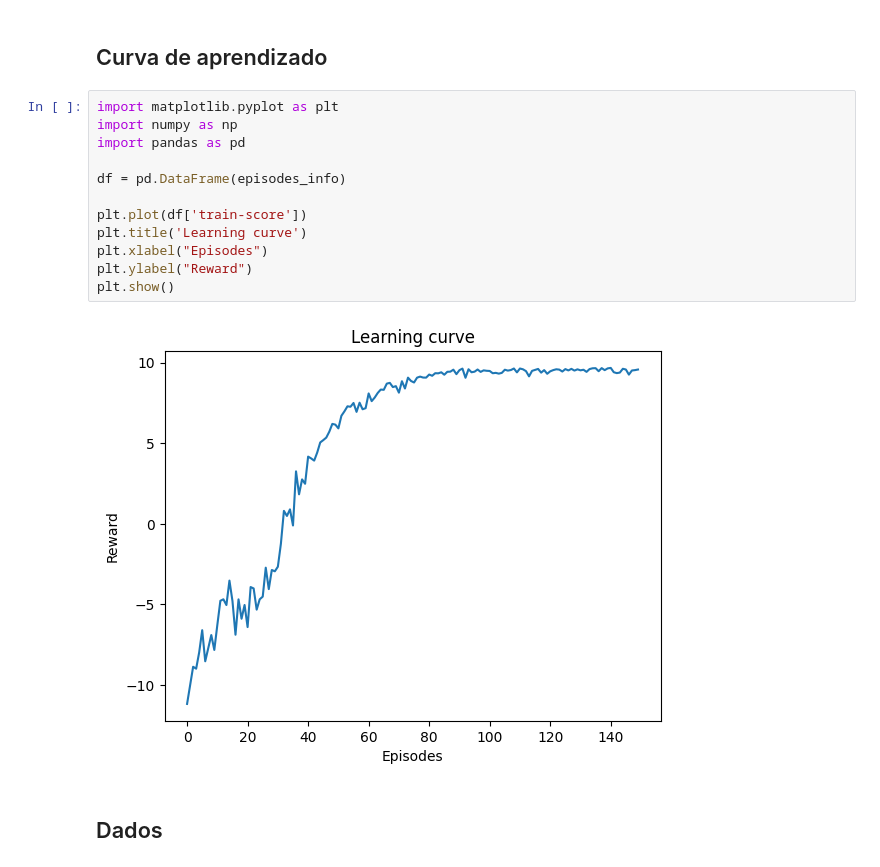
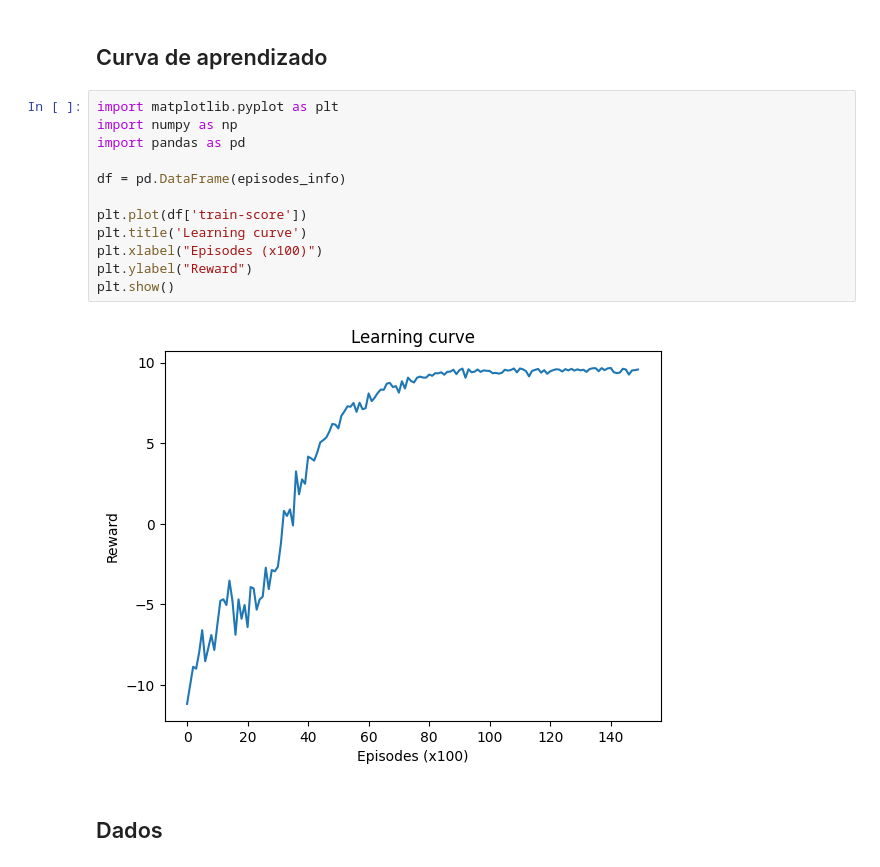
Before and after one commit to jotafeldmann/tcc-ia-big-data, a Jupyter notebook: tcc.ipynb, the cells around one changed output. Cells and saved outputs as stored; diff of their text form.

Commit message:
doc: set correct scale for episodes

```diff
--- a/tcc.ipynb
+++ b/tcc.ipynb
@@ -345,17 +345,17 @@ main(**kwargs)
 # %%
 import matplotlib.pyplot as plt
 import numpy as np
 import pandas as pd
 
 df = pd.DataFrame(episodes_info)
 
 plt.plot(df['train-score'])
 plt.title('Learning curve')
-plt.xlabel("Episodes")
+plt.xlabel("Episodes (x100)")
 plt.ylabel("Reward")
 plt.show()
 # %% [output]
-[figure, old version]
+[figure, new version]
 # %% [markdown]
 ## Dados
 # %%
```
